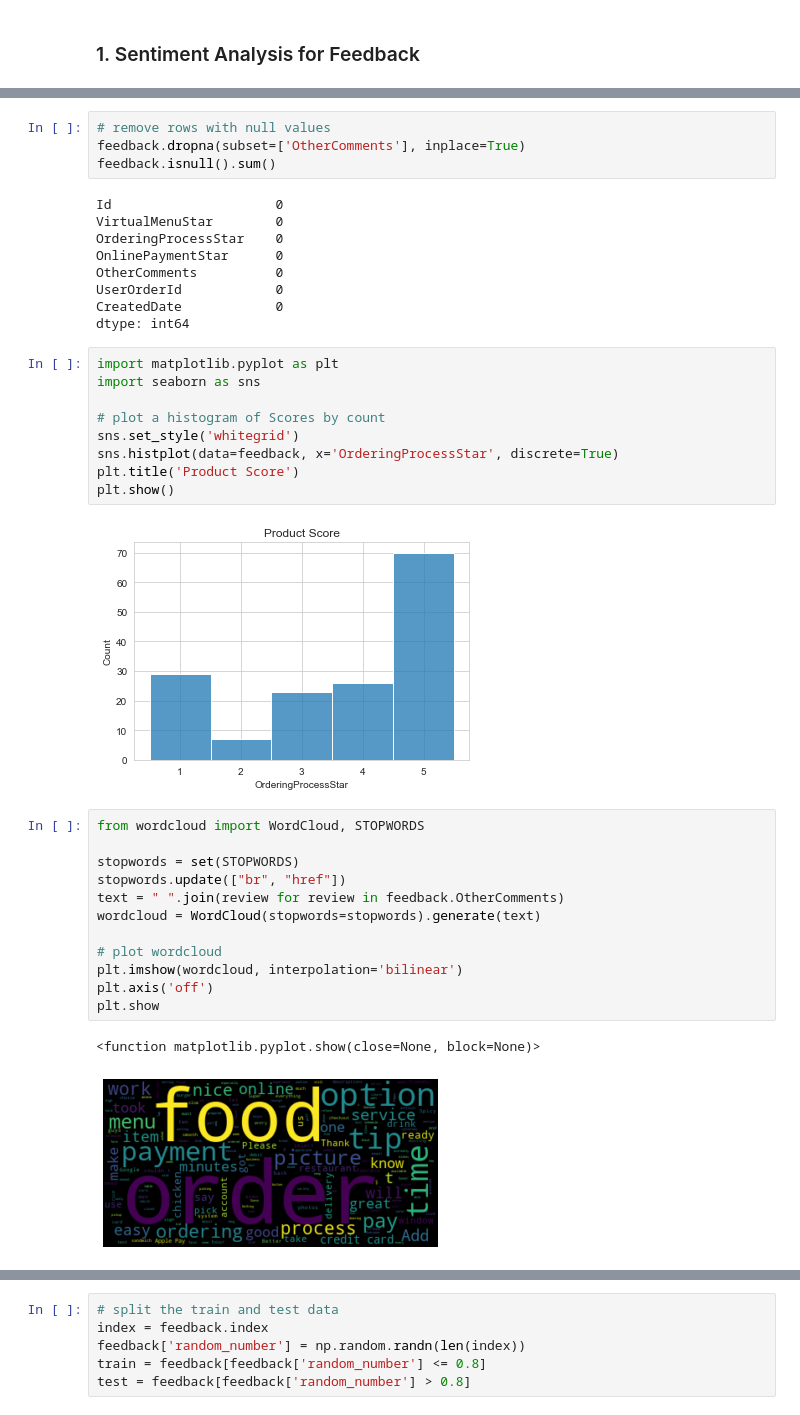
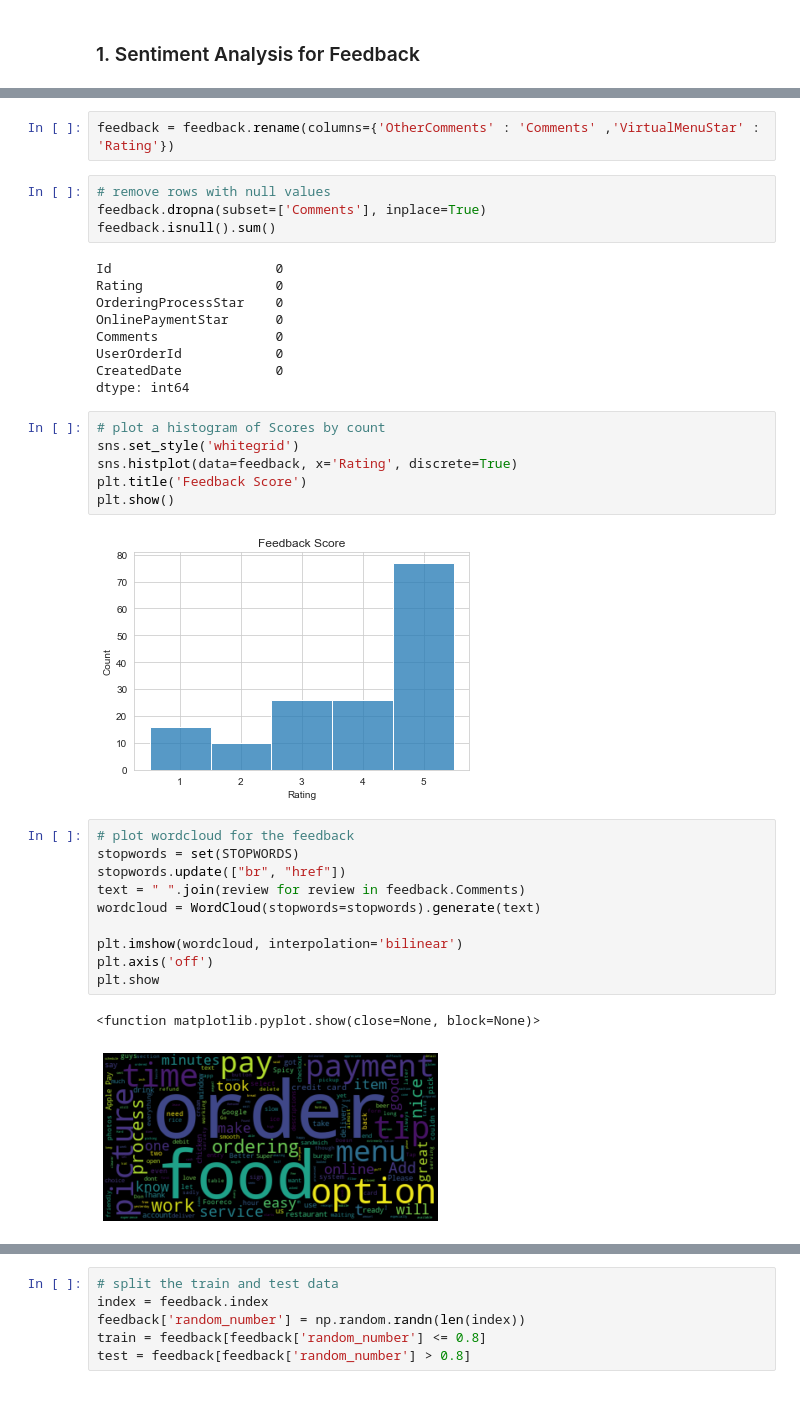
Before and after one commit to nakisa84/personalized-food-recommendation, a Jupyter notebook: notebooks/sentiment-analysis.ipynb, the cells around one changed output, grey strips where cells are left out. Cells and saved outputs as stored; diff of their text form.

```diff
--- a/notebooks/sentiment-analysis.ipynb
+++ b/notebooks/sentiment-analysis.ipynb
@@ -94,39 +88,36 @@ dtype: int64
+# %%
+feedback = feedback.rename(columns={'OtherComments' : 'Comments' ,'VirtualMenuStar' : 'Rating'})
 # %%
 # remove rows with null values
-feedback.dropna(subset=['OtherComments'], inplace=True)
+feedback.dropna(subset=['Comments'], inplace=True)
 feedback.isnull().sum()
 # %% [output]
 Id                     0
-VirtualMenuStar        0
+Rating                 0
 OrderingProcessStar    0
 OnlinePaymentStar      0
-OtherComments          0
+Comments               0
 UserOrderId            0
 CreatedDate            0
 dtype: int64
 # %%
-import matplotlib.pyplot as plt
-import seaborn as sns
-
 # plot a histogram of Scores by count
 sns.set_style('whitegrid')
-sns.histplot(data=feedback, x='OrderingProcessStar', discrete=True)
-plt.title('Product Score')
+sns.histplot(data=feedback, x='Rating', discrete=True)
+plt.title('Feedback Score')
 plt.show()
 # %% [output]
-[figure, old version]
+[figure, new version]
 # %%
-from wordcloud import WordCloud, STOPWORDS
-
+# plot wordcloud for the feedback
 stopwords = set(STOPWORDS)
 stopwords.update(["br", "href"])
-text = " ".join(review for review in feedback.OtherComments)
+text = " ".join(review for review in feedback.Comments)
 wordcloud = WordCloud(stopwords=stopwords).generate(text)
 
-# plot wordcloud
 plt.imshow(wordcloud, interpolation='bilinear')
 plt.axis('off')
 plt.show
 # %% [output]
 <function matplotlib.pyplot.show(close=None, block=None)>
-[figure, old version]
+[figure, new version]
```
Also changed, not shown: parts of 29 cells of this notebook, 2 other files.
